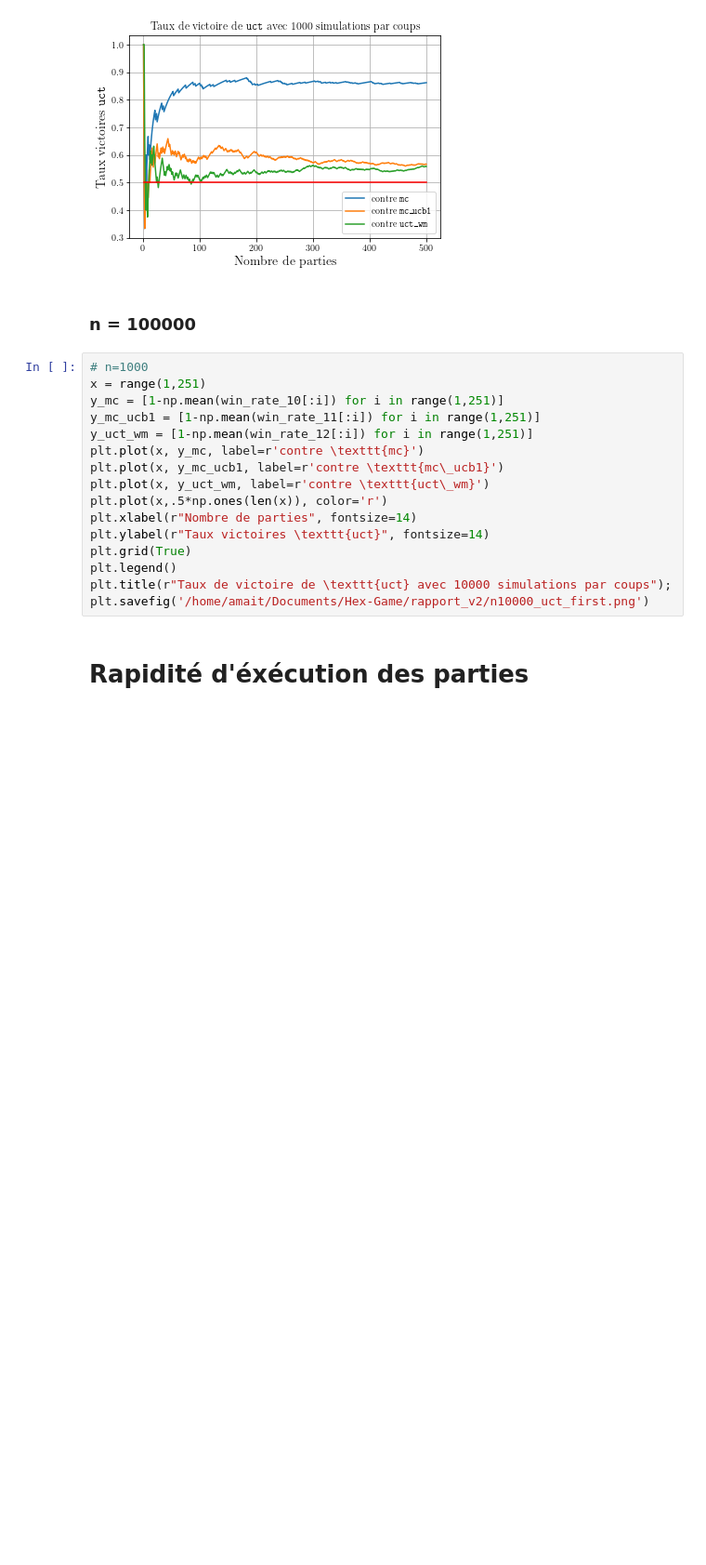
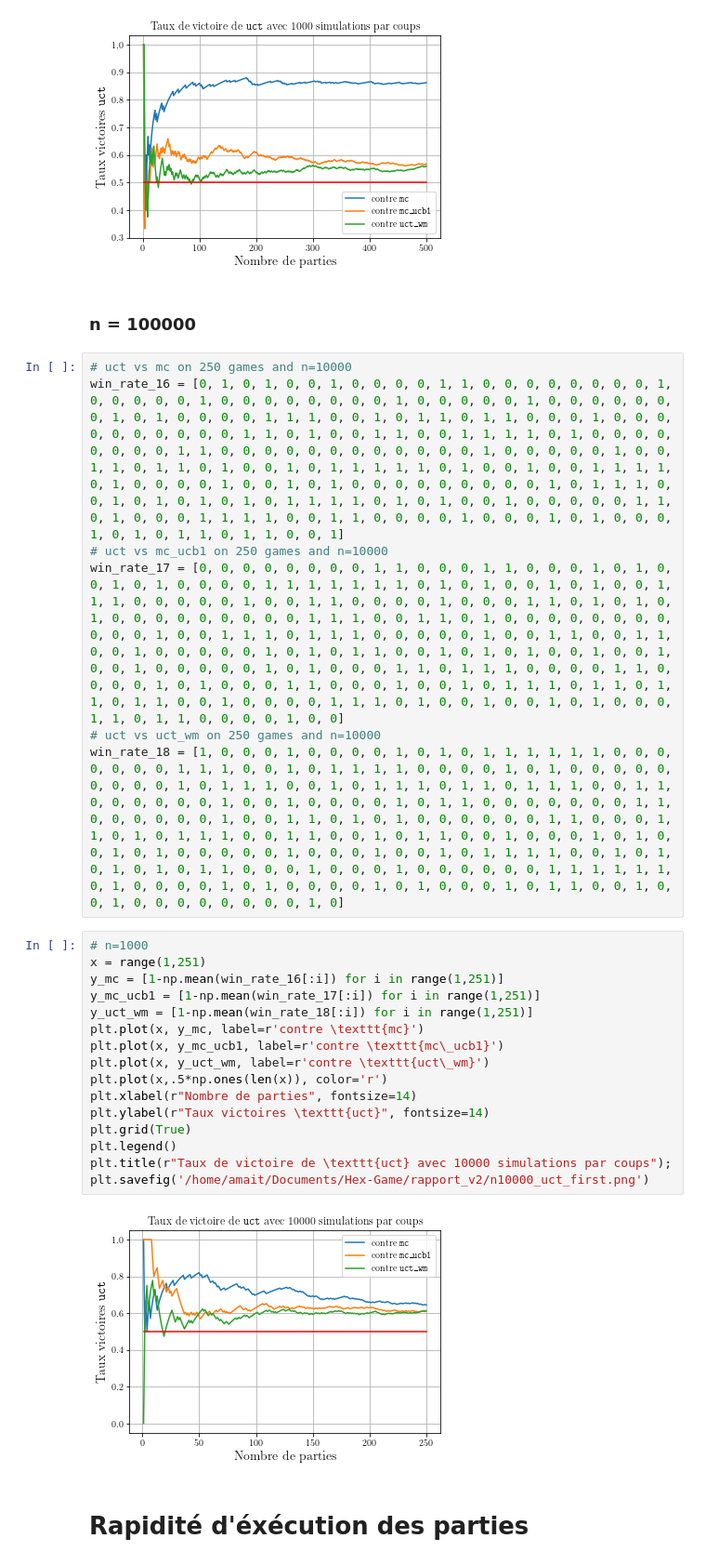
Before and after one commit to Maxime-LP/Hex-Game, a Jupyter notebook: src/simulations/graphs.ipynb, the cells around one changed output. Shown at 93% size. Drawn from its saved outputs; the diff is of its cells as text; blank space fills up the shorter version.

```diff
--- a/src/simulations/graphs.ipynb
+++ b/src/simulations/graphs.ipynb
@@ -135,22 +144,31 @@ plt.savefig('/home/amait/Documents/Hex-Game/rapport_v2/n1000_uct_first.png')
 [figure]
 # %% [markdown]
 ### n = 100000
+# %%
+# uct vs mc on 250 games and n=10000
+win_rate_16 = [0, 1, 0, 1, 0, 0, 1, 0, 0, 0, 0, 1, 1, 0, 0, 0, 0, 0, 0, 0, 0, 1, 0, 0, 0, 0, 0, 1, 0, 0, 0, 0, 0, 0, 0, 0, 1, 0, 0, 0, 0, 0, 1, 0, 0, 0, 0, 0, 0, 0, 1, 0, 1, 0, 0, 0, 0, 1, 1, 1, 0, 0, 1, 0, 1, 1, 0, 1, 1, 0, 0, 0, 1, 0, 0, 0, 0, 0, 0, 0, 0, 0, 0, 1, 1, 0, 1, 0, 0, 1, 1, 0, 0, 1, 1, 1, 1, 0, 1, 0, 0, 0, 0, 0, 0, 0, 0, 1, 1, 0, 0, 0, 0, 0, 0, 0, 0, 0, 0, 0, 0, 1, 0, 0, 0, 0, 0, 1, 0, 0, 1, 1, 0, 1, 1, 0, 1, 0, 0, 1, 0, 1, 1, 1, 1, 1, 0, 1, 0, 0, 1, 0, 0, 1, 1, 1, 1, 0, 1, 0, 0, 0, 0, 1, 0, 0, 1, 0, 1, 0, 0, 0, 0, 0, 0, 0, 0, 0, 1, 0, 1, 1, 1, 0, 0, 1, 0, 1, 0, 1, 0, 1, 0, 1, 1, 1, 1, 0, 1, 0, 1, 0, 0, 1, 0, 0, 0, 0, 0, 1, 1, 0, 1, 0, 0, 0, 1, 1, 1, 1, 0, 0, 1, 1, 0, 0, 0, 0, 1, 0, 0, 0, 1, 0, 1, 0, 0, 0, 1, 0, 1, 0, 1, 1, 0, 1, 1, 0, 0, 1]
+# uct vs mc_ucb1 on 250 games and n=10000
+win_rate_17 = [0, 0, 0, 0, 0, 0, 0, 0, 1, 1, 0, 0, 0, 1, 1, 0, 0, 0, 1, 0, 1, 0, 0, 1, 0, 1, 0, 0, 0, 0, 1, 1, 1, 1, 1, 1, 1, 0, 1, 0, 1, 0, 0, 1, 0, 1, 0, 0, 1, 1, 1, 0, 0, 0, 0, 0, 1, 0, 0, 1, 1, 0, 0, 0, 0, 1, 0, 0, 0, 1, 1, 0, 1, 0, 1, 0, 1, 0, 0, 0, 0, 0, 0, 0, 0, 0, 1, 1, 1, 0, 0, 1, 1, 0, 1, 0, 0, 0, 0, 0, 0, 0, 0, 0, 0, 0, 1, 0, 0, 1, 1, 1, 0, 1, 1, 1, 0, 0, 0, 0, 0, 1, 0, 0, 1, 1, 0, 0, 1, 1, 0, 0, 1, 0, 0, 0, 0, 0, 1, 0, 1, 0, 1, 1, 0, 0, 1, 0, 1, 0, 1, 0, 0, 1, 0, 0, 1, 0, 0, 1, 0, 0, 0, 0, 0, 1, 0, 1, 0, 0, 0, 1, 1, 0, 1, 1, 1, 0, 0, 0, 0, 1, 1, 0, 0, 0, 0, 1, 0, 1, 0, 0, 0, 1, 1, 0, 0, 0, 1, 0, 0, 1, 0, 1, 1, 1, 0, 1, 1, 0, 1, 1, 0, 1, 1, 0, 0, 1, 0, 0, 0, 0, 1, 1, 1, 0, 1, 0, 0, 1, 0, 0, 1, 0, 1, 0, 0, 0, 1, 1, 0, 1, 1, 0, 0, 0, 0, 1, 0, 0]
+# uct vs uct_wm on 250 games and n=10000
+win_rate_18 = [1, 0, 0, 0, 1, 0, 0, 0, 0, 1, 0, 1, 0, 1, 1, 1, 1, 1, 1, 0, 0, 0, 0, 0, 0, 0, 1, 1, 1, 0, 0, 1, 0, 1, 1, 1, 1, 0, 0, 0, 0, 1, 0, 1, 0, 0, 0, 0, 0, 0, 0, 0, 0, 1, 0, 1, 1, 1, 0, 0, 1, 0, 1, 1, 1, 0, 1, 1, 0, 1, 1, 1, 0, 0, 1, 1, 0, 0, 0, 0, 0, 0, 1, 0, 0, 1, 0, 0, 0, 0, 1, 0, 1, 1, 0, 0, 0, 0, 0, 0, 0, 1, 1, 0, 0, 0, 0, 0, 0, 1, 0, 0, 1, 1, 0, 1, 0, 1, 0, 0, 0, 0, 0, 0, 1, 1, 0, 0, 0, 1, 1, 0, 1, 0, 1, 1, 1, 0, 0, 1, 1, 0, 0, 1, 0, 1, 1, 0, 0, 1, 0, 0, 0, 1, 0, 1, 0, 0, 1, 0, 1, 0, 0, 0, 0, 0, 1, 0, 0, 0, 1, 0, 0, 1, 0, 1, 1, 1, 1, 0, 0, 1, 0, 1, 0, 1, 0, 1, 0, 1, 1, 0, 0, 0, 1, 0, 0, 0, 1, 0, 0, 0, 0, 0, 0, 1, 1, 1, 1, 1, 1, 0, 1, 0, 0, 0, 0, 1, 0, 1, 0, 0, 0, 0, 1, 0, 1, 0, 0, 0, 1, 0, 1, 1, 0, 0, 1, 0, 0, 1, 0, 0, 0, 0, 0, 0, 0, 0, 1, 0]
 # %%
 # n=1000
 x = range(1,251)
-y_mc = [1-np.mean(win_rate_10[:i]) for i in range(1,251)]
-y_mc_ucb1 = [1-np.mean(win_rate_11[:i]) for i in range(1,251)]
-y_uct_wm = [1-np.mean(win_rate_12[:i]) for i in range(1,251)]
+y_mc = [1-np.mean(win_rate_16[:i]) for i in range(1,251)]
+y_mc_ucb1 = [1-np.mean(win_rate_17[:i]) for i in range(1,251)]
+y_uct_wm = [1-np.mean(win_rate_18[:i]) for i in range(1,251)]
 plt.plot(x, y_mc, label=r'contre \texttt{mc}')
 plt.plot(x, y_mc_ucb1, label=r'contre \texttt{mc\_ucb1}')
 plt.plot(x, y_uct_wm, label=r'contre \texttt{uct\_wm}')
 plt.plot(x,.5*np.ones(len(x)), color='r')
 plt.xlabel(r"Nombre de parties", fontsize=14)
 plt.ylabel(r"Taux victoires \texttt{uct}", fontsize=14)
 plt.grid(True)
 plt.legend()
 plt.title(r"Taux de victoire de \texttt{uct} avec 10000 simulations par coups");
 plt.savefig('/home/amait/Documents/Hex-Game/rapport_v2/n10000_uct_first.png')
+# %% [output]
+[figure, added]
 # %% [markdown]
 # Rapidité d'éxécution des parties
 # %%
```
Also changed, not shown: parts of 2 cells of this notebook, 9 other files.
